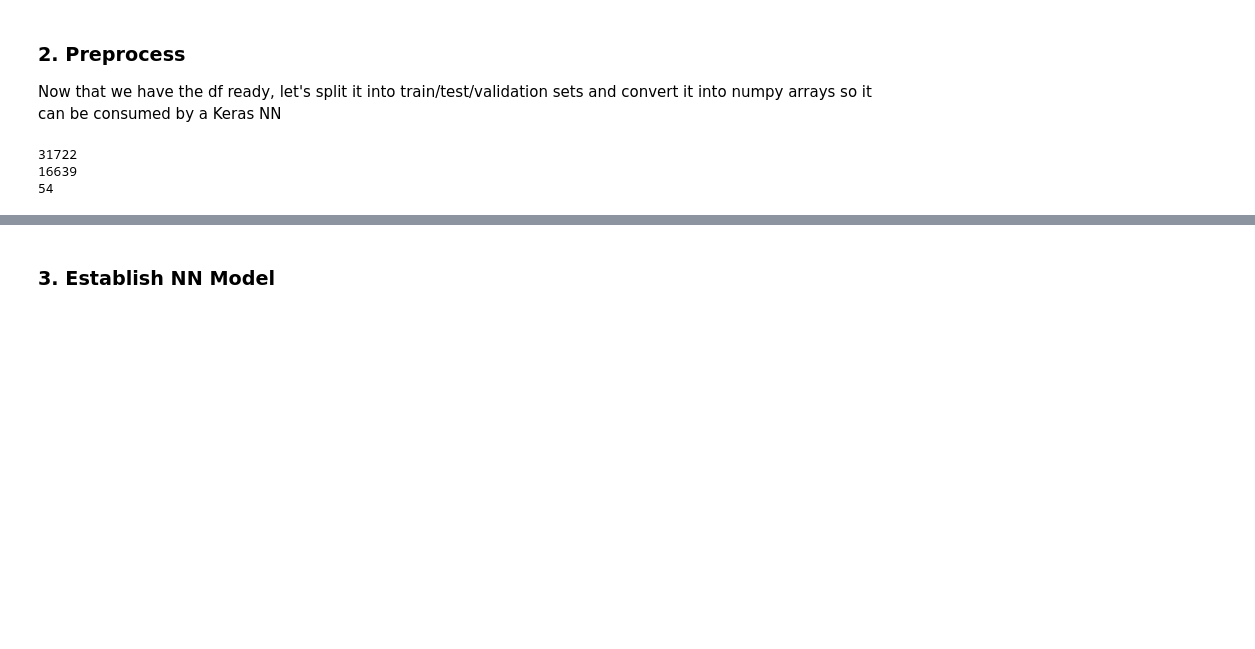
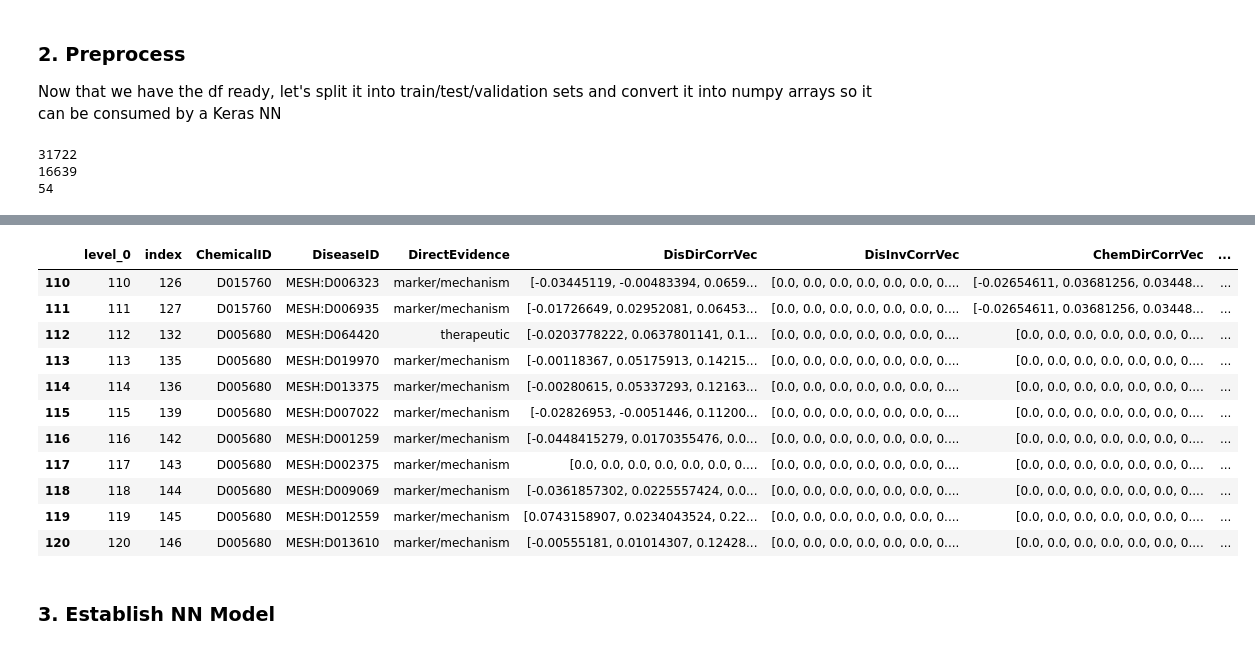
Before and after one commit to colemai/msc-thesis, a Jupyter notebook: opa/opa-nn.ipynb, the cells around one changed output, grey strips where cells are left out. Drawn from its saved outputs; the diff is of its cells as text; code cells hidden in the pictures; blank space fills up the shorter version.

Commit message:
Vectors now merged and correctly split into train,test,val

```diff
--- a/opa/opa-nn.ipynb
+++ b/opa/opa-nn.ipynb
@@ -507,3 +507,10 @@ df1.head()
 | 2 | D000086 | MESH:D000014 | marker/mechanism | [0.0, 0.0, 0.0, 0.0, 0.0, 0.0, 0.... | [0.0, 0.0, 0.0, 0.0, 0.0, 0.0, 0.... | [-0.01689105, 0.0316028, 0.036393... | [-0.01365298, 0.05250643, 0.04785... | ... |
 | 3 | D000086 | MESH:D007249 | marker/mechanism | [0.07972322, -0.00689574, 0.26623... | [0.0, 0.0, 0.0, 0.0, 0.0, 0.0, 0.... | [-0.01689105, 0.0316028, 0.036393... | [-0.01365298, 0.05250643, 0.04785... | ... |
 | 4 | D000086 | MESH:D020521 | therapeutic | [0.0164807625, 0.01217552, 0.2556... | [0.0, 0.0, 0.0, 0.0, 0.0, 0.0, 0.... | [-0.01689105, 0.0316028, 0.036393... | [-0.01365298, 0.05250643, 0.04785... | ... |
+# %%
+# Merge all vecs into one
+df1['all_x'] = df1.DisDirCorrVec + df1.DisInvCorrVec + df1.ChemDirCorrVec + df1.ChemInvCorrVec + df1.ChemUnspecCorrVec
+# %%
+# For Keras, need to turn inputs into numpy arrays instead of pandas df +
+df1.all_x = df1.all_x.map(lambda x: np.asarray(x))
+df1.y = df1.y.map(lambda x: np.array(x))
@@ -672,0 +683,15 @@ X_train.shape
+# %%
+df1.loc[110:120]
+# %% [output]
+|  | level_0 | index | ChemicalID | DiseaseID | DirectEvidence | DisDirCorrVec | DisInvCorrVec | ChemDirCorrVec | ... |
+| 110 | 110 | 126 | D015760 | MESH:D006323 | marker/mechanism | [-0.03445119, -0.00483394, 0.0659... | [0.0, 0.0, 0.0, 0.0, 0.0, 0.0, 0.... | [-0.02654611, 0.03681256, 0.03448... | ... |
+| 111 | 111 | 127 | D015760 | MESH:D006935 | marker/mechanism | [-0.01726649, 0.02952081, 0.06453... | [0.0, 0.0, 0.0, 0.0, 0.0, 0.0, 0.... | [-0.02654611, 0.03681256, 0.03448... | ... |
+| 112 | 112 | 132 | D005680 | MESH:D064420 | therapeutic | [-0.0203778222, 0.0637801141, 0.1... | [0.0, 0.0, 0.0, 0.0, 0.0, 0.0, 0.... | [0.0, 0.0, 0.0, 0.0, 0.0, 0.0, 0.... | ... |
+| 113 | 113 | 135 | D005680 | MESH:D019970 | marker/mechanism | [-0.00118367, 0.05175913, 0.14215... | [0.0, 0.0, 0.0, 0.0, 0.0, 0.0, 0.... | [0.0, 0.0, 0.0, 0.0, 0.0, 0.0, 0.... | ... |
+| 114 | 114 | 136 | D005680 | MESH:D013375 | marker/mechanism | [-0.00280615, 0.05337293, 0.12163... | [0.0, 0.0, 0.0, 0.0, 0.0, 0.0, 0.... | [0.0, 0.0, 0.0, 0.0, 0.0, 0.0, 0.... | ... |
+| 115 | 115 | 139 | D005680 | MESH:D007022 | marker/mechanism | [-0.02826953, -0.0051446, 0.11200... | [0.0, 0.0, 0.0, 0.0, 0.0, 0.0, 0.... | [0.0, 0.0, 0.0, 0.0, 0.0, 0.0, 0.... | ... |
+| 116 | 116 | 142 | D005680 | MESH:D001259 | marker/mechanism | [-0.0448415279, 0.0170355476, 0.0... | [0.0, 0.0, 0.0, 0.0, 0.0, 0.0, 0.... | [0.0, 0.0, 0.0, 0.0, 0.0, 0.0, 0.... | ... |
+| 117 | 117 | 143 | D005680 | MESH:D002375 | marker/mechanism | [0.0, 0.0, 0.0, 0.0, 0.0, 0.0, 0.... | [0.0, 0.0, 0.0, 0.0, 0.0, 0.0, 0.... | [0.0, 0.0, 0.0, 0.0, 0.0, 0.0, 0.... | ... |
+| 118 | 118 | 144 | D005680 | MESH:D009069 | marker/mechanism | [-0.0361857302, 0.0225557424, 0.0... | [0.0, 0.0, 0.0, 0.0, 0.0, 0.0, 0.... | [0.0, 0.0, 0.0, 0.0, 0.0, 0.0, 0.... | ... |
+| 119 | 119 | 145 | D005680 | MESH:D012559 | marker/mechanism | [0.0743158907, 0.0234043524, 0.22... | [0.0, 0.0, 0.0, 0.0, 0.0, 0.0, 0.... | [0.0, 0.0, 0.0, 0.0, 0.0, 0.0, 0.... | ... |
+| 120 | 120 | 146 | D005680 | MESH:D013610 | marker/mechanism | [-0.00555181, 0.01014307, 0.12428... | [0.0, 0.0, 0.0, 0.0, 0.0, 0.0, 0.... | [0.0, 0.0, 0.0, 0.0, 0.0, 0.0, 0.... | ... |
```
Also changed, not shown: parts of 27 cells of this notebook.
